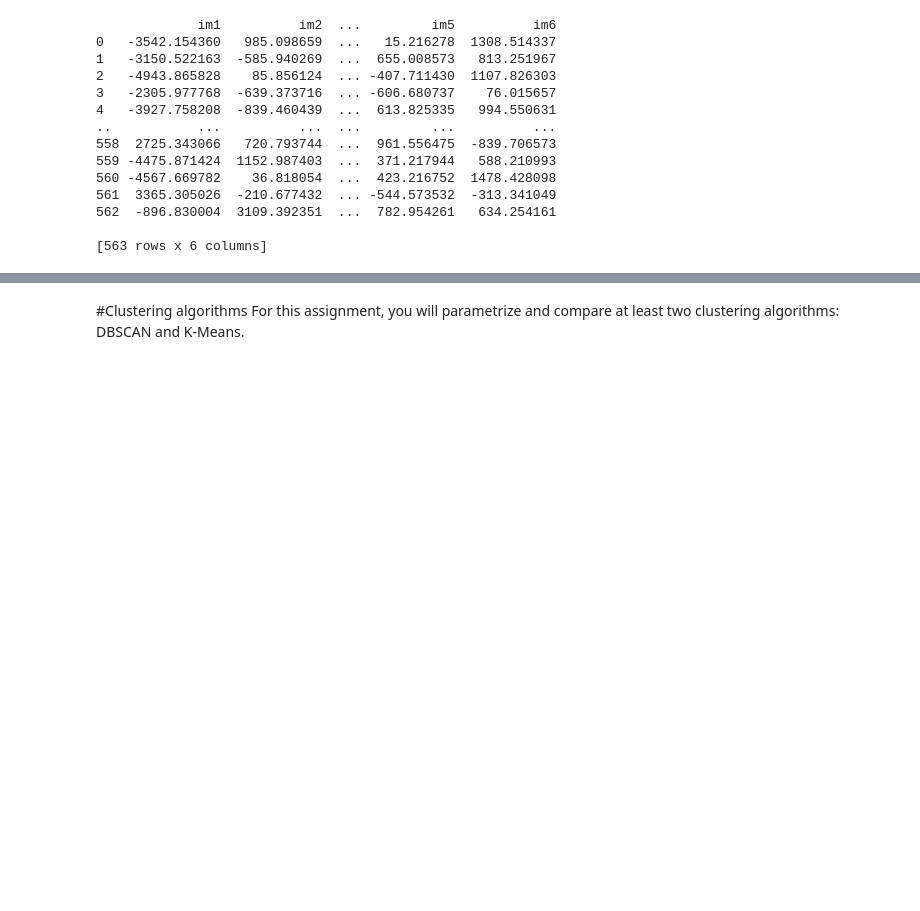
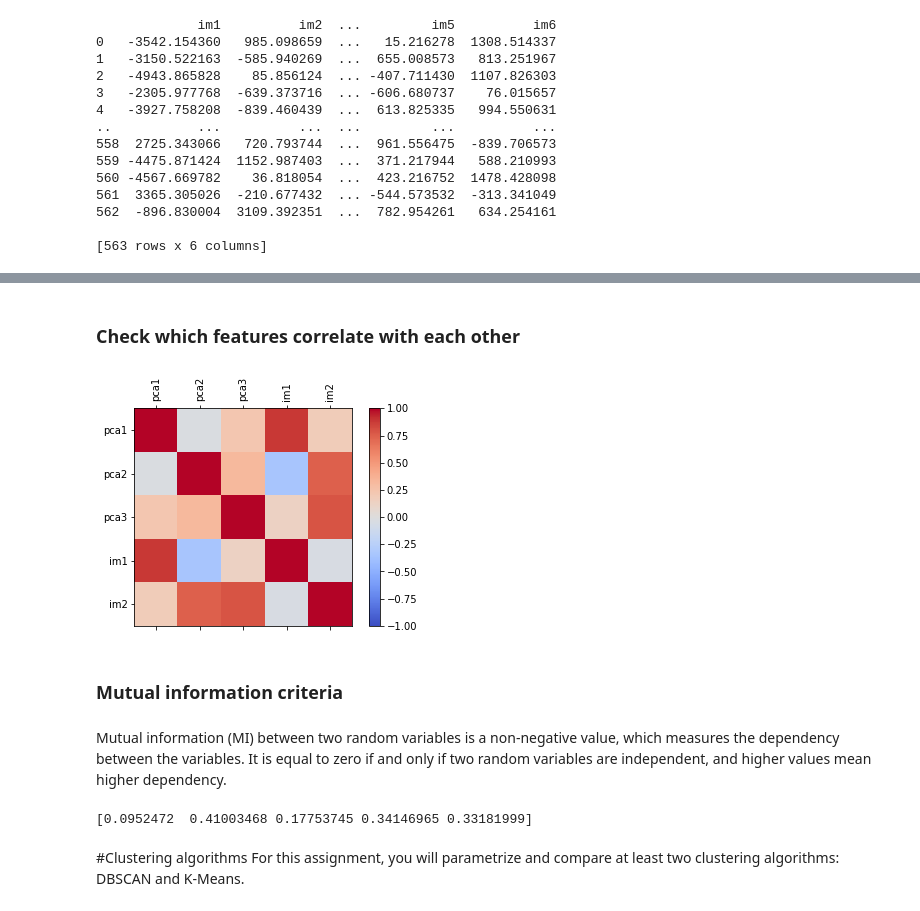
Before and after one commit to Migaalee/machine_learning, a Jupyter notebook: Assigment2_AA.ipynb, the cells around one changed output, grey strips where cells are left out. Drawn from its saved outputs; the diff is of its cells as text; code cells hidden in the pictures; blank space fills up the shorter version.

```diff
--- a/Assigment2_AA.ipynb
+++ b/Assigment2_AA.ipynb
@@ -295,3 +321,39 @@ print(prob) #check smallest value here
+# %% [markdown]
+### Check which features correlate with each other
+# %%
+import numpy as np
+import pandas as pd
+import matplotlib.pyplot as plt
+
+
+data = features_df_new
+corr = data.corr()
+fig = plt.figure()
+ax = fig.add_subplot(111)
+cax = ax.matshow(corr,cmap='coolwarm', vmin=-1, vmax=1)
+fig.colorbar(cax)
+ticks = np.arange(0,len(data.columns),1)
+ax.set_xticks(ticks)
+plt.xticks(rotation=90)
+ax.set_yticks(ticks)
+ax.set_xticklabels(data.columns)
+ax.set_yticklabels(data.columns)
+plt.show()
+
+#Here we can see that pca1 and im1 is very correlated, so we should choose one of them. Pca1 had a lower score in Kbest and also lower F value, so im1 is a better feature.
+# %% [output]
+[figure, added]
+# %% [markdown]
+### Mutual information criteria
+# %% [markdown]
+Mutual information (MI) between two random variables is a non-negative value, which measures the dependency between the variables. It is equal to zero if and only if two random variables are independent, and higher values mean higher dependency.
+# %%
+MI = mutual_info_classif(features_df_new, y_evaluated)
+print(MI) #Estimated mutual information between each feature and the target.
+#we can see that some of the features have a modestly low score, such as pca1, suggesting that perhaps they can be removed.
+# We can choose 4 features: PCA2 (col1), PCA3(col2), IM1 (col12), IM2 (col13). Or 3 features: PCA2 (col1), IM1 (col12), IM2 (col13).
+# %% [output]
+[0.0952472  0.41003468 0.17753745 0.34146965 0.33181999]
 # %% [markdown]
 #Clustering algorithms
 For this assignment, you will parametrize and compare at least two clustering algorithms: DBSCAN and K-Means.
```
Also changed, not shown: parts of 30 cells of this notebook.
